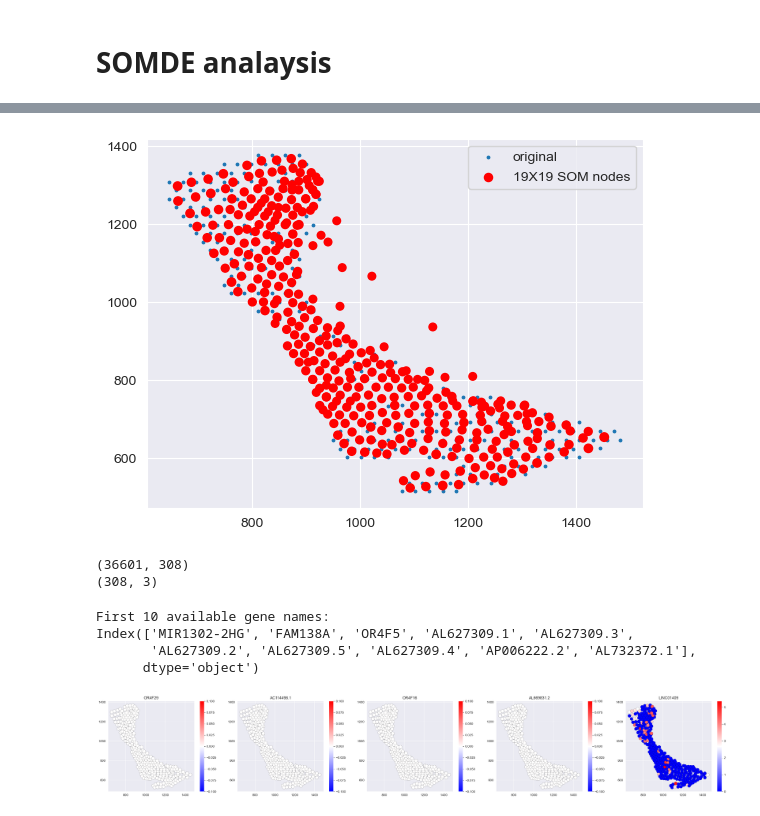
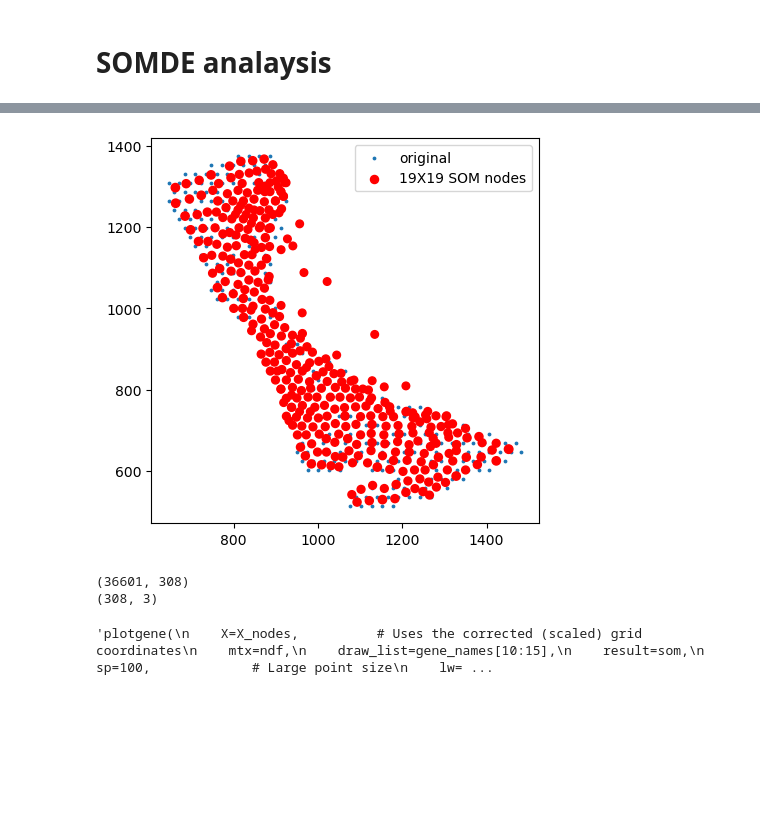
Before and after one commit to nikolienka24/IV114_ST, a Jupyter notebook: svgs_identification_somde.ipynb, the cells around one changed output, grey strips where cells are left out. Saved outputs shown, nothing was run; the diff lists cells and outputs as text; code cells hidden in the pictures; blank space fills up the shorter version.

Commit message:
edit somde notebook

```diff
--- a/svgs_identification_somde.ipynb
+++ b/svgs_identification_somde.ipynb
@@ -84,21 +86,24 @@ Using input path: output_datasets/SN124_A595688_Rep2/adata_QC_filtered.normalize
 # %% [markdown]
 # SOMDE analaysis
 # %%
-dataname = "output_datasets/SN124_A595688_Rep2/"
+data_folder = "output_datasets/SN124_A595688_Rep2/"
 
 # Load expression counts
-df = pd.read_csv(os.path.join(dataname, "count.csv"), sep=',', index_col=0)
+df = pd.read_csv(os.path.join(data_folder, "count.csv"), sep=',', index_col=0)
+print("Counts shape:", df.shape)
 
 # Load metadata / spot info
-corinfo = pd.read_csv(os.path.join(dataname, "coords.csv"), sep=',', index_col=0)
+corinfo = pd.read_csv(os.path.join(data_folder, "idx.csv"), sep=',', index_col=0)
 
-# Add total counts per spot
-corinfo["total_count"] = df.sum(axis=1)
+# Add total counts per spot (sum across genes) with proper alignment
+total_counts = df.sum(axis=1)
+corinfo["total_count"] = total_counts.reindex(corinfo.index)
+print(corinfo.head())
 
 # Extract spatial coordinates
 X = corinfo[['x', 'y']].values.astype(np.float32)
 
-# Print shapes / preview
+# Preview
 print("Counts matrix shape:", df.shape)
 print(df.head())
 print("Spatial coordinates shape:", X.shape)
@@ -131,7 +146,16 @@ using 19*19 SOM nodes for 387 points
 # %%
+# Plot the SOM (creates its own figure)
 som.view()
+
+fig = plt.gcf()
+fig.set_size_inches(5, 5)
+fig.savefig(
+    f"figures/show/somde/{DATA_FOLDER_NAME}/somde_points.png",
+    dpi=300,
+    bbox_inches="tight"
+)
 # %% [output]
-[figure, old version]
+[figure, new version]
 # %%
 ndf, ninfo = som.mtx(df.T)
 print(ndf.shape)
@@ -142,14 +164,14 @@ X_nodes = ninfo.values  # shape: (16, 2)
 (36601, 308)
 (308, 3)
 # %%
-gene_names = df.columns
+#gene_names = df.columns
 
 # To see the first few gene names
-print("First 10 available gene names:")
-print(gene_names[:10])
+#print("First 10 available gene names:")
+#print(gene_names[:10])
 
 
-plotgene(
+'''plotgene(
     X=X_nodes,          # Uses the corrected (scaled) grid coordinates
     mtx=ndf,
     draw_list=gene_names[10:15],
@@ -158,10 +180,6 @@ plotgene(
     lw=0.2,
     N=10,
     plotsize=5
-)
+)'''
 # %% [output]
-First 10 available gene names:
-Index(['MIR1302-2HG', 'FAM138A', 'OR4F5', 'AL627309.1', 'AL627309.3',
-       'AL627309.2', 'AL627309.5', 'AL627309.4', 'AP006222.2', 'AL732372.1'],
-      dtype='object')
+'plotgene(\n    X=X_nodes,          # Uses the corrected (scaled) grid coordinates\n    mtx=ndf,\n    draw_list=gene_names[10:15],\n    result=som,\n    sp=100,             # Large point size\n    lw= ...
-[figure, removed]
```
Also changed, not shown: parts of 7 cells of this notebook.
